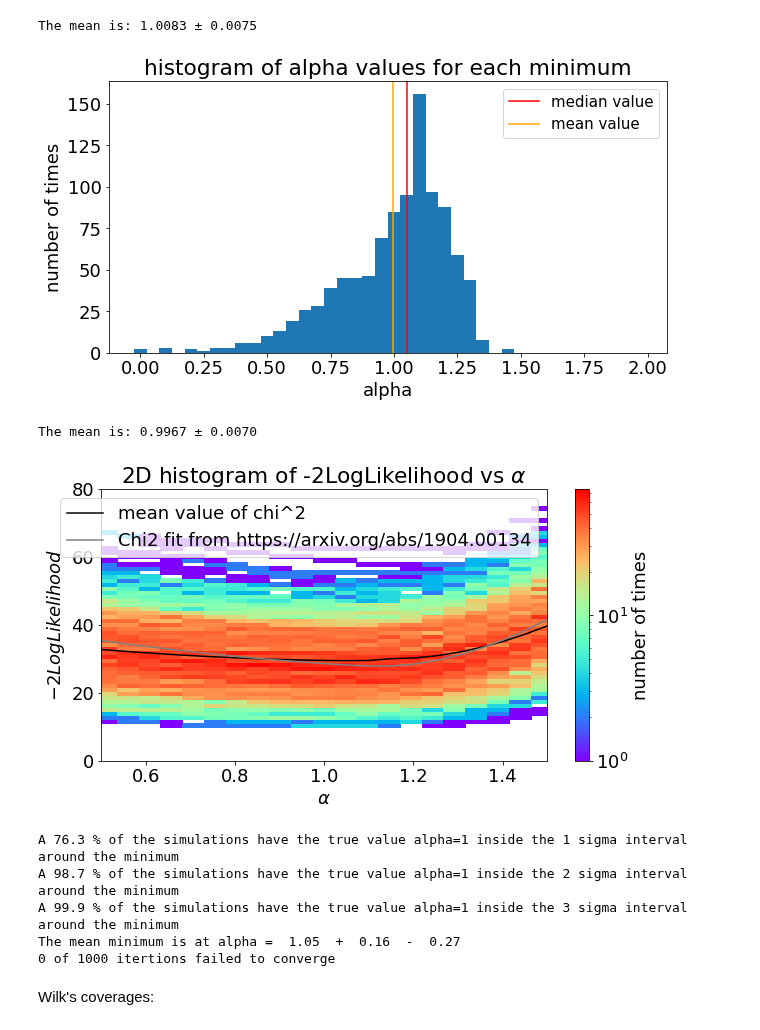
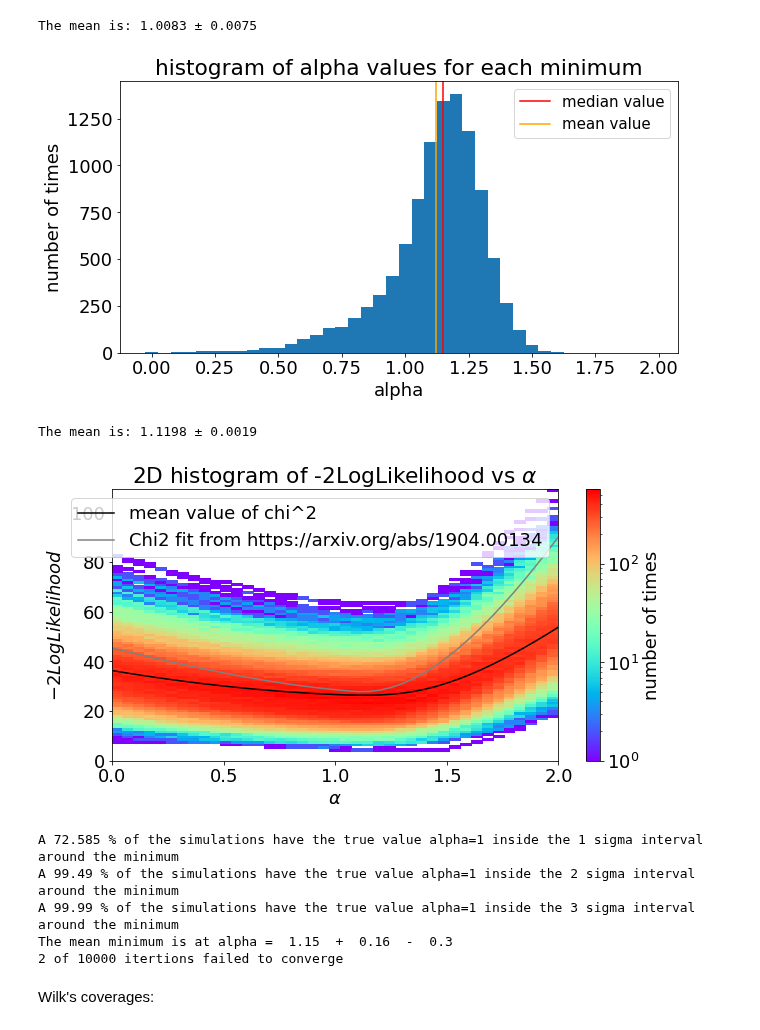
Before and after one commit to R-Grau/EBLpy, a Jupyter notebook: EBL_fit_MC_viewer.ipynb, the cells around one changed output. Saved outputs shown, nothing was run; the diff lists cells and outputs as text; code cells hidden in the pictures.

Commit message:
Added the possibility to make 10 iterations per job with condor. Also changed the default systematics to 3.8%

```diff
--- a/EBL_fit_MC_viewer.ipynb
+++ b/EBL_fit_MC_viewer.ipynb
@@ -144,7 +144,7 @@ def extract(ds):
     alphas = ds['alphas'][:]
     return chisqs,alphas
 
-loc = Path('/data/magic/users-ifae/rgrau/EBL-splines/EBL1000_PWL_LP_MAGIC_with_0.04_Systematics_4w')
+loc = Path('/data/magic/users-ifae/rgrau/EBL-splines/EBL10000_LP(0.01)_MBPWL3_MAGIC_with_0.038_Systematics_4w')
 # files = sorted([f for f in loc.glob("EBL*2022050916*.hdf5")]) #PWL_LP starting at alpha = 1 (16 alpha = 1, 11 alpha = 2)
 files = sorted([f for f in loc.glob("EBL*.hdf5")]) #all the others but PWL_LP
 # files = sorted(['/data/magic/users-ifae/rgrau/EBL-splines/EBL50_PWL_MBPWL_5knots/EBL_mult_nit0of50_202205111529.hdf5','/data/magic/users-ifae/rgrau/EBL-splines/EBL50_PWL_MBPWL_5knots/EBL_mult_nit2of50_202205111530.hdf5', '/data/magic/users-ifae/rgrau/EBL-splines/EBL50_PWL_MBPWL_5knots/EBL_mult_nit3of50_202205111529.hdf5'])
@@ -397,7 +397,7 @@ print("The mean is:", format(mu, ".4f"), u"\u00B1", format(std/np.sqrt(niter), "
 [figure]
 The mean is: 1.0083 ± 0.0075
 # %%
-loc = Path('/data/magic/users-ifae/rgrau/EBL-splines/EBL50_PWL_LP_MAGIC_with_0.04_Systematics')
+loc = Path('/data/magic/users-ifae/rgrau/EBL-splines/EBL10000_LP(0.01)_MBPWL3_MAGIC_with_0.038_Systematics_4w')
 # files = sorted([f for f in loc.glob("EBL*2022050916*.hdf5")]) #PWL_LP starting at alpha = 1 (16 alpha = 1, 11 alpha = 2)
 files = sorted([f for f in loc.glob("EBL*.hdf5")]) #all the others but PWL_LP
 # files = sorted(['/data/magic/users-ifae/rgrau/EBL-splines/EBL50_PWL_MBPWL_5knots/EBL_mult_nit0of50_202205111529.hdf5','/data/magic/users-ifae/rgrau/EBL-splines/EBL50_PWL_MBPWL_5knots/EBL_mult_nit2of50_202205111530.hdf5', '/data/magic/users-ifae/rgrau/EBL-splines/EBL50_PWL_MBPWL_5knots/EBL_mult_nit3of50_202205111529.hdf5'])
@@ -458,8 +458,8 @@ plt.legend(fontsize = 15)
 plt.show()
 print("The mean is:", format(mu, ".4f"), u"\u00B1", format(std/np.sqrt(niter), ".4f"))
 # %% [output]
-[figure, old version]
+[figure, new version]
-The mean is: 0.9967 ± 0.0070
+The mean is: 1.1198 ± 0.0019
 # %%
 file2 = uproot.open("Output_fitebl.root:Chi2_1ES1011_Feb2014_LP")
 magicalphas = file2.values()[0]
@@ -481,8 +481,8 @@ ax.set_xlabel(r'$\alpha$')
 ax.set_ylabel(r'$-2LogLikelihood$')
 ax.legend()
 ax.set_ylim(bottom = 0)
-ax.set_xlim(0.5,1.5)
-ax.set_ylim(0,80)
+#ax.set_xlim(0.5,1.5)
+#ax.set_ylim(0,80)
 fig.colorbar(h[3], ax=ax, label="number of times")
 ax.set_title(r"2D histogram of -2LogLikelihood vs $\alpha$")
 plt.show()
@@ -501,40 +501,40 @@ for i in range(len(alphas_iter)):
     sigma_2.append(sigma_2_0)
     sigma_3.append(sigma_3_0)
     number = np.where(np.round(alphas, decimals = 4) == 1)
     if number in sigma_1_0[0]: #this number is the position of the alpha=1 inside the alhpas array
         s1 += 1
     if number in sigma_2_0[0]:
         s2 += 1
     if number in sigma_3_0[0]:
         s3 += 1
 # print(sigma_1)
 # print(sigma_2)
 # print(sigma_3)
 print("A {sig} % of the simulations have the true value alpha=1 inside the 1 sigma interval around the minimum".format( sig = np.round(s1 / (niter) * 100, decimals = 3)))
 print("A {sig} % of the simulations have the true value alpha=1 inside the 2 sigma interval around the minimum".format( sig = np.round(s2 / (niter) * 100, decimals = 3)))
 print("A {sig} % of the simulations have the true value alpha=1 inside the 3 sigma interval around the minimum".format( sig = np.round(s3 / (niter) * 100, decimals = 3)))
 # print("The median minimum is at alpha={minimum}".format(minimum = alphas[np.argmin(np.median(chisqs_iter,0))]))
 
 order = np.argsort(alphas_iter[0])
 interpx = np.arange(first_bin, last_bin, step/5)
 alphas_reord = np.take_along_axis(np.mean(alphas_iter, 0), order, axis=0)
 chisqs_repord = np.take_along_axis(np.mean(chisqs_iter, 0), order, axis=0)
 f1 = interpolate.interp1d(alphas_reord, chisqs_repord, kind='linear')
 chis_new = f1(interpx)
 sigma_inter_1s = np.where(chis_new <= 1 + np.min(chis_new))
 upper_bound_1s = step/5 * np.max(sigma_inter_1s) + first_bin
 lower_bound_1s = step/5 * np.min(sigma_inter_1s) + first_bin
 # print("The 1 sigma upper bound is: ", upper_bound_1s, "and the lower bound is: ", lower_bound_1s)
-print("The mean minimum is at alpha = ", np.round(interpx[np.argmin(chis_new)], decimals = 3), " + ", np.round(upper_bound_1s-interpx[np.argmin(chis_new)], decimals = 4), " - ", np.round(interpx[np.argmin(chis_new)] - lower_bound_1s, decimals = 4))
+print("The mean minimum is at alpha = ", np.round(interpx[np.argmin(chis_new)], decimals = 2), " + ", np.round(upper_bound_1s-interpx[np.argmin(chis_new)], decimals = 4), " - ", np.round(interpx[np.argmin(chis_new)] - lower_bound_1s, decimals = 4))
 # print("Energy migration = ", Energy_migration)
 print("{failed} of {total} itertions failed to converge".format(failed = len(files) - niter, total = len(files)))
 # %% [output]
-[figure, old version]
+[figure, new version]
-A 76.3 % of the simulations have the true value alpha=1 inside the 1 sigma interval around the minimum
-A 98.7 % of the simulations have the true value alpha=1 inside the 2 sigma interval around the minimum
-A 99.9 % of the simulations have the true value alpha=1 inside the 3 sigma interval around the minimum
-The mean minimum is at alpha =  1.05  +  0.16  -  0.27
-0 of 1000 itertions failed to converge
+A 72.585 % of the simulations have the true value alpha=1 inside the 1 sigma interval around the minimum
+A 99.49 % of the simulations have the true value alpha=1 inside the 2 sigma interval around the minimum
+A 99.99 % of the simulations have the true value alpha=1 inside the 3 sigma interval around the minimum
+The mean minimum is at alpha =  1.15  +  0.16  -  0.3
+2 of 10000 itertions failed to converge
 # %% [markdown]
 Wilk's coverages:
 # %%
```
Also changed, not shown: parts of 8 cells of this notebook, 5 other files.
